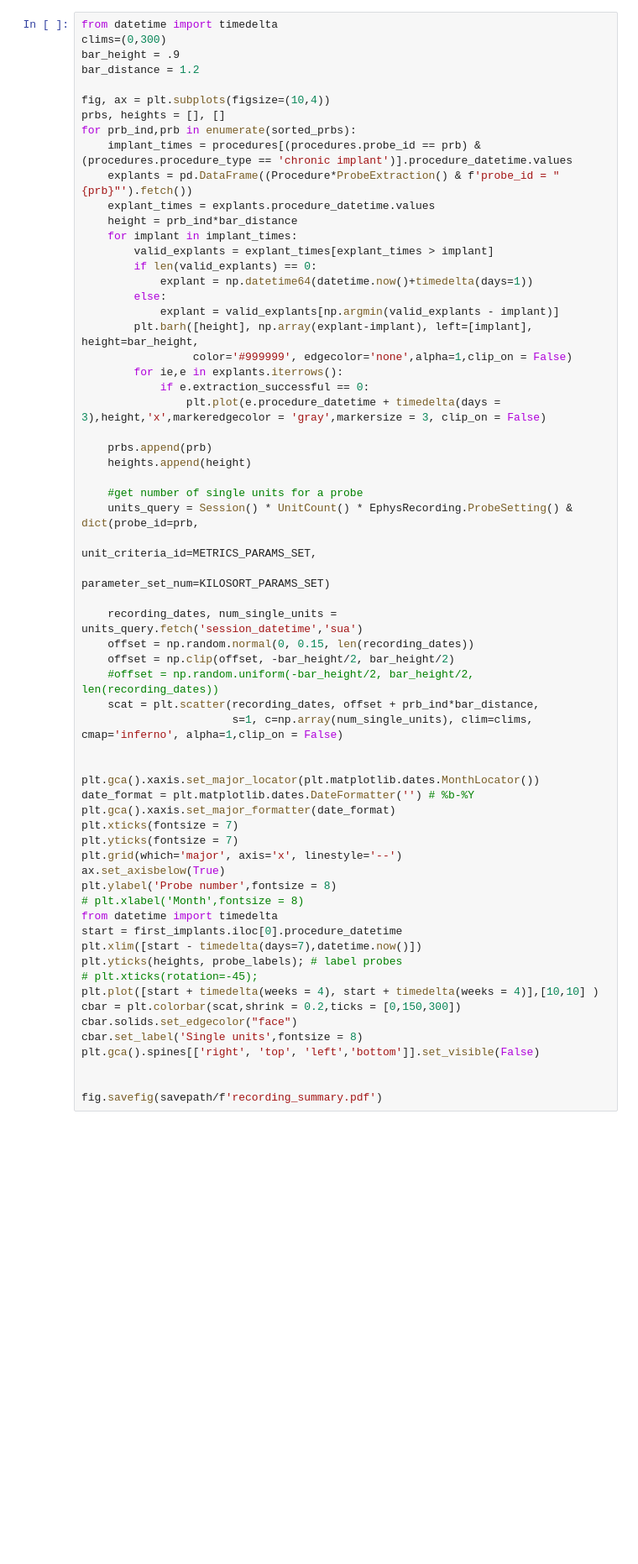
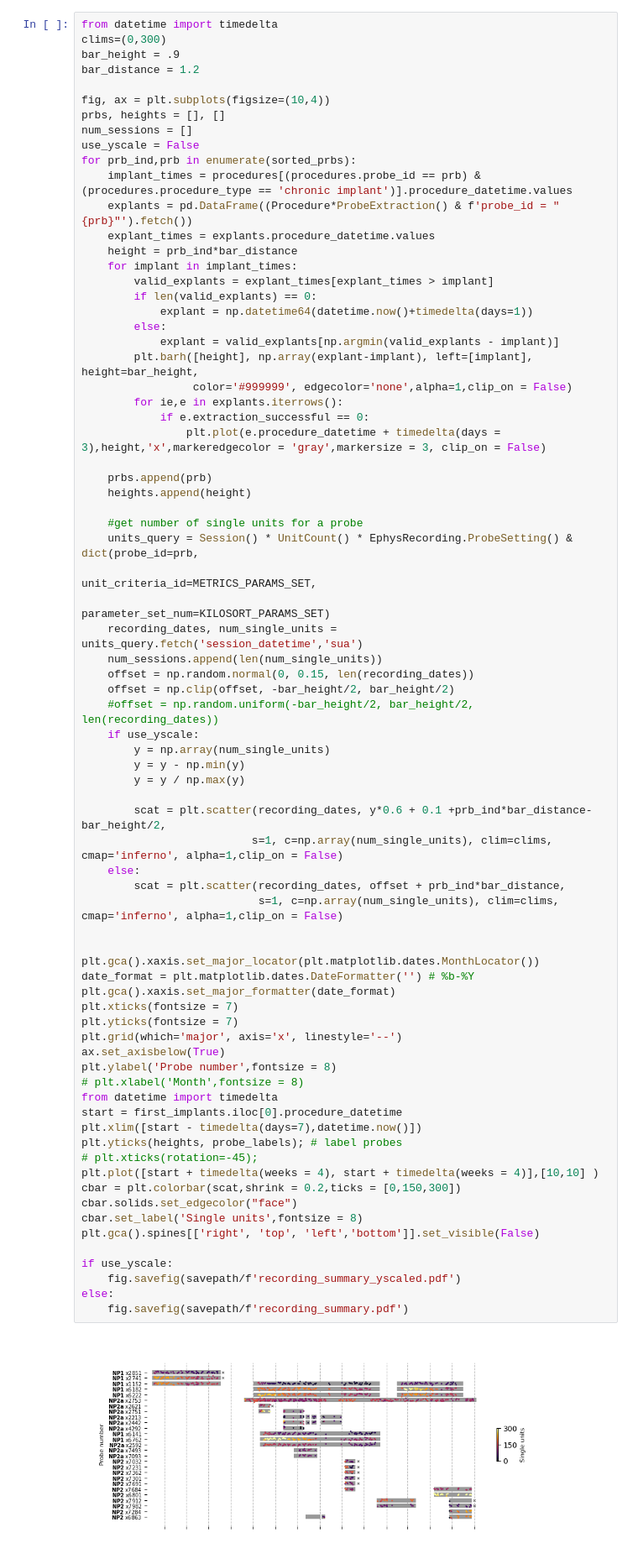
Before and after one commit to spkware/chronic_recording_manuscript, a Jupyter notebook: figures/figure4.ipynb, the cells around one changed output. Shown: that part at 84% size. Drawn from its saved outputs; the diff is of its cells as text; blank space fills up the shorter version.

Commit message:
Option to plot but show dinamic range inside rectangles.

```diff
--- a/figures/figure4.ipynb
+++ b/figures/figure4.ipynb
@@ -70,6 +81,8 @@ bar_distance = 1.2
 
 fig, ax = plt.subplots(figsize=(10,4))
 prbs, heights = [], []
+num_sessions = []
+use_yscale = False
 for prb_ind,prb in enumerate(sorted_prbs):
     implant_times = procedures[(procedures.probe_id == prb) & (procedures.procedure_type == 'chronic implant')].procedure_datetime.values
     explants = pd.DataFrame((Procedure*ProbeExtraction() & f'probe_id = "{prb}"').fetch())
@@ -93,36 +106,48 @@ for prb_ind,prb in enumerate(sorted_prbs):
     #get number of single units for a probe
     units_query = Session() * UnitCount() * EphysRecording.ProbeSetting() & dict(probe_id=prb,
                                                                                  unit_criteria_id=METRICS_PARAMS_SET,
                                                                                  parameter_set_num=KILOSORT_PARAMS_SET)
-
     recording_dates, num_single_units = units_query.fetch('session_datetime','sua')
+    num_sessions.append(len(num_single_units))
     offset = np.random.normal(0, 0.15, len(recording_dates))
     offset = np.clip(offset, -bar_height/2, bar_height/2)
     #offset = np.random.uniform(-bar_height/2, bar_height/2, len(recording_dates))
-    scat = plt.scatter(recording_dates, offset + prb_ind*bar_distance,
-                       s=1, c=np.array(num_single_units), clim=clims, cmap='inferno', alpha=1,clip_on = False)
+    if use_yscale:
+        y = np.array(num_single_units)
+        y = y - np.min(y)
+        y = y / np.max(y)
+
+        scat = plt.scatter(recording_dates, y*0.6 + 0.1 +prb_ind*bar_distance-bar_height/2,
+                          s=1, c=np.array(num_single_units), clim=clims, cmap='inferno', alpha=1,clip_on = False)
+    else:
+        scat = plt.scatter(recording_dates, offset + prb_ind*bar_distance,
+                           s=1, c=np.array(num_single_units), clim=clims, cmap='inferno', alpha=1,clip_on = False)
 
 
 plt.gca().xaxis.set_major_locator(plt.matplotlib.dates.MonthLocator())
 date_format = plt.matplotlib.dates.DateFormatter('') # %b-%Y
 plt.gca().xaxis.set_major_formatter(date_format)
 plt.xticks(fontsize = 7)
 plt.yticks(fontsize = 7)
 plt.grid(which='major', axis='x', linestyle='--')
 ax.set_axisbelow(True)
 plt.ylabel('Probe number',fontsize = 8)
 # plt.xlabel('Month',fontsize = 8)
 from datetime import timedelta
 start = first_implants.iloc[0].procedure_datetime
 plt.xlim([start - timedelta(days=7),datetime.now()])
 plt.yticks(heights, probe_labels); # label probes
 # plt.xticks(rotation=-45);
 plt.plot([start + timedelta(weeks = 4), start + timedelta(weeks = 4)],[10,10] )
 cbar = plt.colorbar(scat,shrink = 0.2,ticks = [0,150,300])
 cbar.solids.set_edgecolor("face")
 cbar.set_label('Single units',fontsize = 8)
 plt.gca().spines[['right', 'top', 'left','bottom']].set_visible(False)
 
-
-fig.savefig(savepath/f'recording_summary.pdf')
+if use_yscale:
+    fig.savefig(savepath/f'recording_summary_yscaled.pdf')
+else:
+    fig.savefig(savepath/f'recording_summary.pdf')
+# %% [output]
+[figure, added]
 # %%
```
Also changed, not shown: parts of 4 cells of this notebook.
